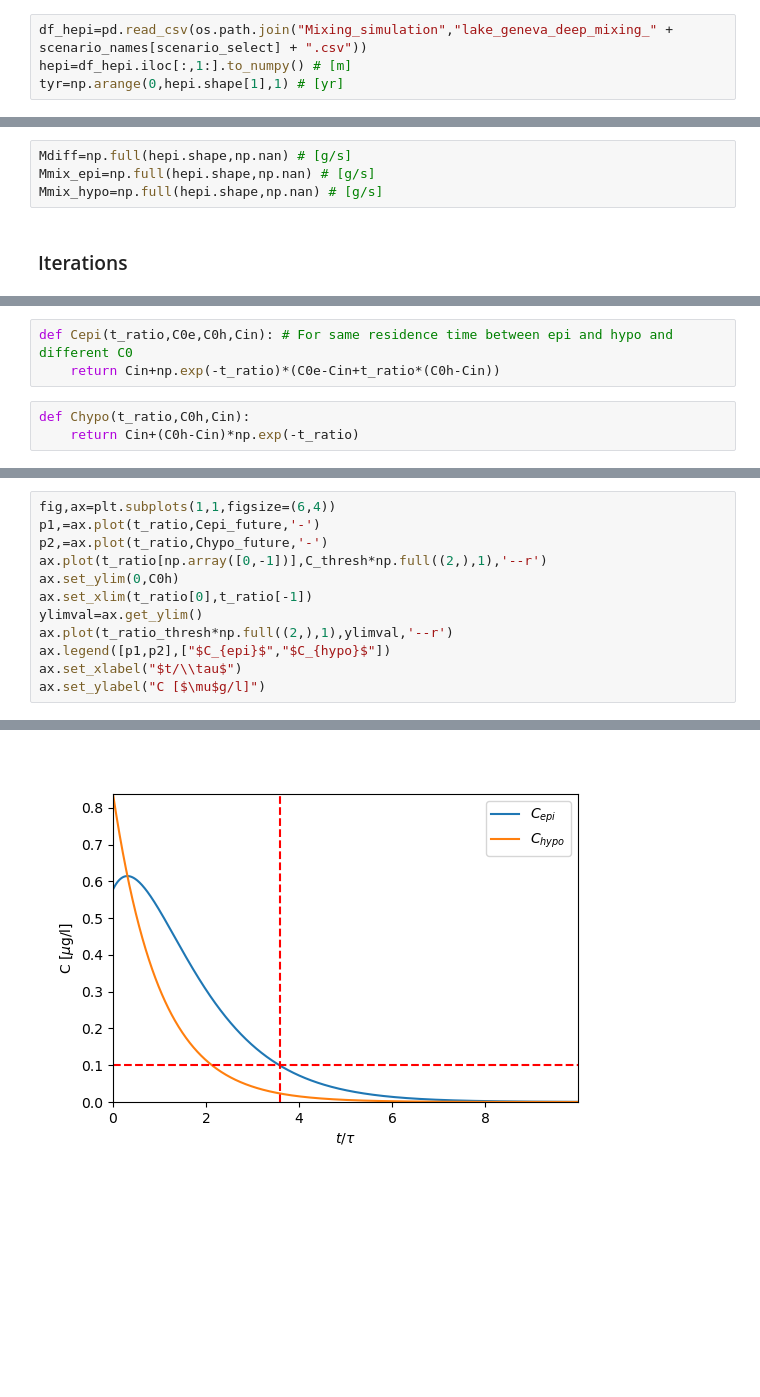
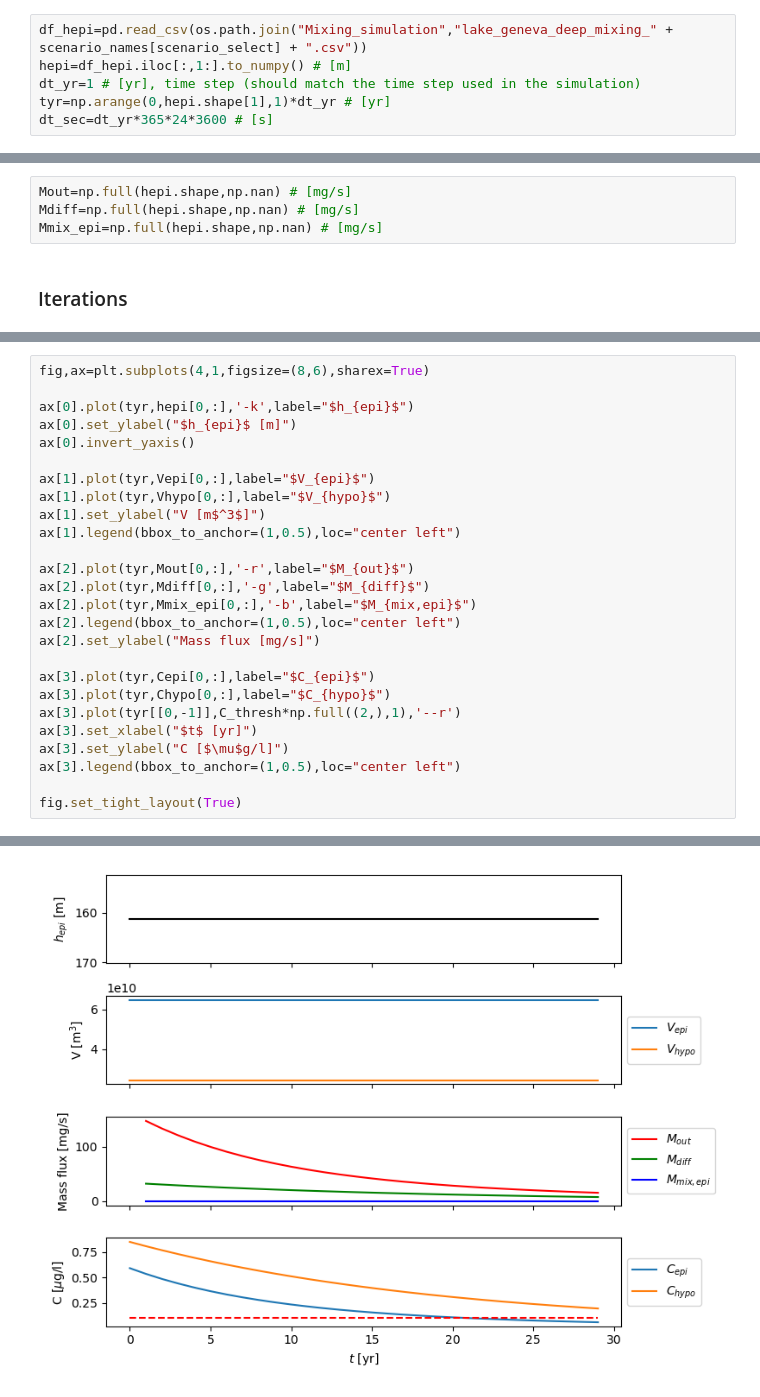
Before and after one commit to tdoda/triazole-Geneva, a Jupyter notebook: notebooks/Model_varying_mixing/triazole_residence_time.ipynb, the cells around one changed output, grey strips where cells are left out. Saved outputs shown, nothing was run; the diff lists cells and outputs as text; blank space fills up the shorter version.

Commit message:
Update jupyter notebook (iterations that were not saved) and figures of the results

```diff
--- a/notebooks/Model_varying_mixing/triazole_residence_time.ipynb
+++ b/notebooks/Model_varying_mixing/triazole_residence_time.ipynb
@@ -66,7 +68,9 @@ scenario_select=2 # 0: constant_scenario, 1: periodic_scenario, 2: simulations
 # %%
 df_hepi=pd.read_csv(os.path.join("Mixing_simulation","lake_geneva_deep_mixing_" + scenario_names[scenario_select] + ".csv"))
 hepi=df_hepi.iloc[:,1:].to_numpy() # [m]
-tyr=np.arange(0,hepi.shape[1],1) # [yr]
+dt_yr=1 # [yr], time step (should match the time step used in the simulation)
+tyr=np.arange(0,hepi.shape[1],1)*dt_yr # [yr]
+dt_sec=dt_yr*365*24*3600 # [s]
 # %% [markdown]
 ### Box volumes
 # %% [markdown]
@@ -115,9 +119,9 @@ for ksim in range(hepi.shape[0]):
 # %% [markdown]
 Mass fluxes
 # %%
-Mdiff=np.full(hepi.shape,np.nan) # [g/s]
-Mmix_epi=np.full(hepi.shape,np.nan) # [g/s]
-Mmix_hypo=np.full(hepi.shape,np.nan) # [g/s]
+Mout=np.full(hepi.shape,np.nan) # [mg/s]
+Mdiff=np.full(hepi.shape,np.nan) # [mg/s]
+Mmix_epi=np.full(hepi.shape,np.nan) # [mg/s]
 # %% [markdown]
 ### Iterations
 # %%
@@ -158,6 +144,0 @@ $$\widetilde{C}_{hypo}(t)-\widetilde{C}_{epi}(t)=\frac{C_{hypo}(t)-C_{epi}(t)}{C
-# %%
-def Cepi(t_ratio,C0e,C0h,Cin): # For same residence time between epi and hypo and different C0
-    return Cin+np.exp(-t_ratio)*(C0e-Cin+t_ratio*(C0h-Cin))
-# %%
-def Chypo(t_ratio,C0h,Cin):
-    return Cin+(C0h-Cin)*np.exp(-t_ratio)
@@ -269,13 +147,27 @@ Time to reach threshold: t/tau=3.58
 # %%
-fig,ax=plt.subplots(1,1,figsize=(6,4))
-p1,=ax.plot(t_ratio,Cepi_future,'-')
-p2,=ax.plot(t_ratio,Chypo_future,'-')
-ax.plot(t_ratio[np.array([0,-1])],C_thresh*np.full((2,),1),'--r')
-ax.set_ylim(0,C0h)
-ax.set_xlim(t_ratio[0],t_ratio[-1])
-ylimval=ax.get_ylim()
-ax.plot(t_ratio_thresh*np.full((2,),1),ylimval,'--r')
-ax.legend([p1,p2],["$C_{epi}$","$C_{hypo}$"])
-ax.set_xlabel("$t/\\tau$")
-ax.set_ylabel("C [$\mu$g/l]")
+fig,ax=plt.subplots(4,1,figsize=(8,6),sharex=True)
+
+ax[0].plot(tyr,hepi[0,:],'-k',label="$h_{epi}$")
+ax[0].set_ylabel("$h_{epi}$ [m]")
+ax[0].invert_yaxis()
+
+ax[1].plot(tyr,Vepi[0,:],label="$V_{epi}$")
+ax[1].plot(tyr,Vhypo[0,:],label="$V_{hypo}$")
+ax[1].set_ylabel("V [m$^3$]")
+ax[1].legend(bbox_to_anchor=(1,0.5),loc="center left")
+
+ax[2].plot(tyr,Mout[0,:],'-r',label="$M_{out}$")
+ax[2].plot(tyr,Mdiff[0,:],'-g',label="$M_{diff}$")
+ax[2].plot(tyr,Mmix_epi[0,:],'-b',label="$M_{mix,epi}$")
+ax[2].legend(bbox_to_anchor=(1,0.5),loc="center left")
+ax[2].set_ylabel("Mass flux [mg/s]")
+
+ax[3].plot(tyr,Cepi[0,:],label="$C_{epi}$")
+ax[3].plot(tyr,Chypo[0,:],label="$C_{hypo}$")
+ax[3].plot(tyr[[0,-1]],C_thresh*np.full((2,),1),'--r')
+ax[3].set_xlabel("$t$ [yr]")
+ax[3].set_ylabel("C [$\mu$g/l]")
+ax[3].legend(bbox_to_anchor=(1,0.5),loc="center left")
+
+fig.set_tight_layout(True)
 # %% [output]
@@ -283 +174 @@ Text(0, 0.5, 'C [$\\mu$g/l]')
-[figure, old version]
+[figure, new version]
```
Also changed, not shown: parts of 36 cells of this notebook, 3 other files.
